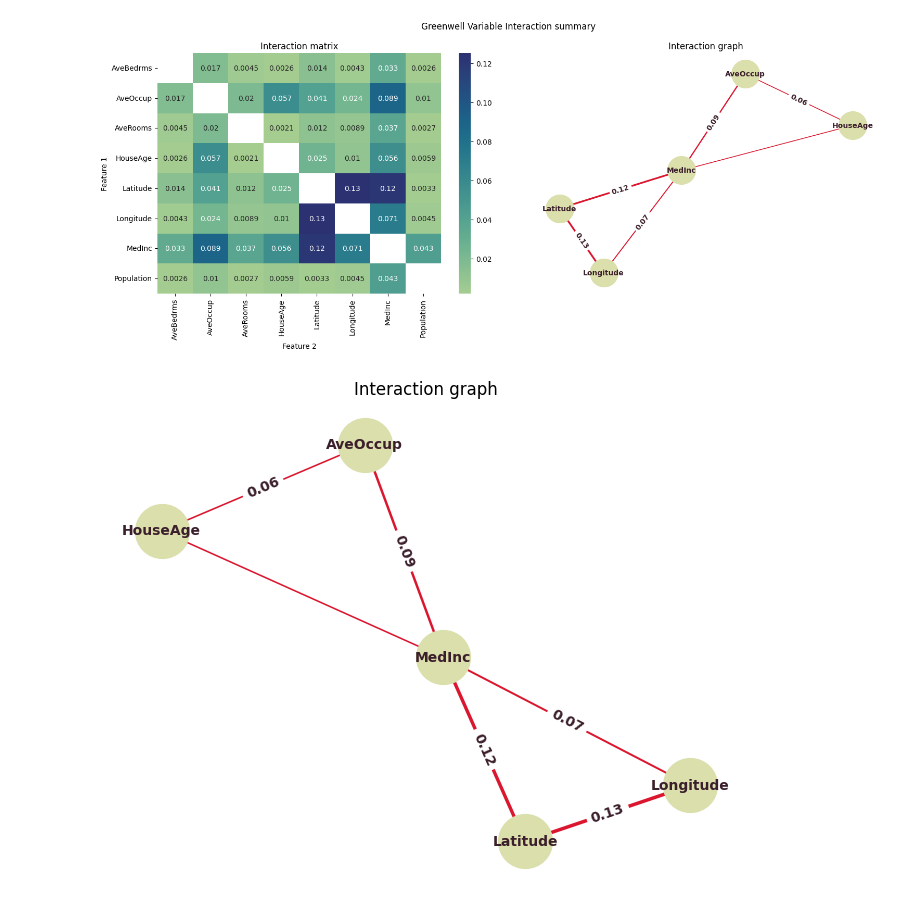
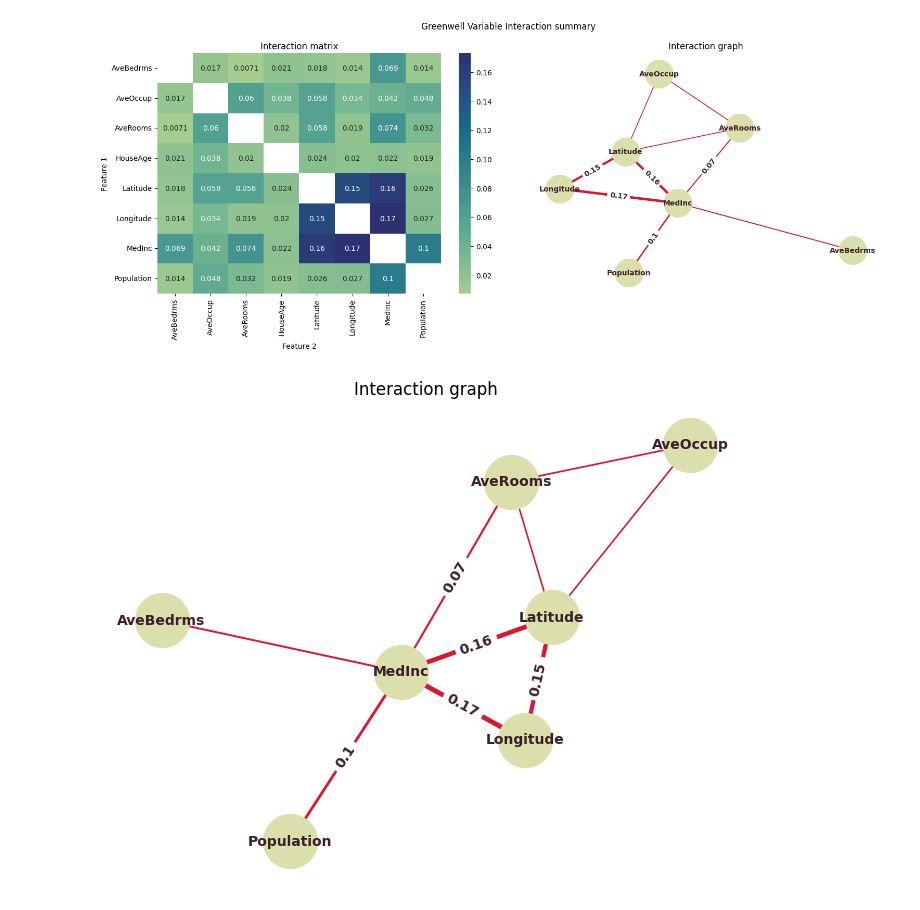
Before and after one commit to pyartemis/artemis, a Jupyter notebook: experiments/h_statistic_experiments.ipynb, the cells around one changed output. Cells and saved outputs as stored; diff of their text form; code cells hidden in the pictures.

```diff
--- a/experiments/h_statistic_experiments.ipynb
+++ b/experiments/h_statistic_experiments.ipynb
@@ -12,13 +12,13 @@ y = california.target
 model = RandomForestRegressor().fit(X, y)
 # %%
 vint = GreenwellVariableInteraction()
-vint.fit(model, X, 50, show_progress=True)  # all features - GreenwellVariableInteraction
+vint.fit(model, X, 5, show_progress=True)  # all features - GreenwellVariableInteraction
 # %%
 vint.plot()  # summary - GreenwellVariableInteraction
 # %% [output]
-[figure, old version]
+[figure, new version]
 # %%
-vint.plot(INTERACTION_GRAPH)  # interaction graph - GreenwellVariableInteraction
+vint.plot(VisualisationType.INTERACTION_GRAPH)  # interaction graph - GreenwellVariableInteraction
 # %% [output]
-[figure, old version]
+[figure, new version]
 # %%
```
Also changed, not shown: parts of 9 cells of this notebook, 5 other files.
